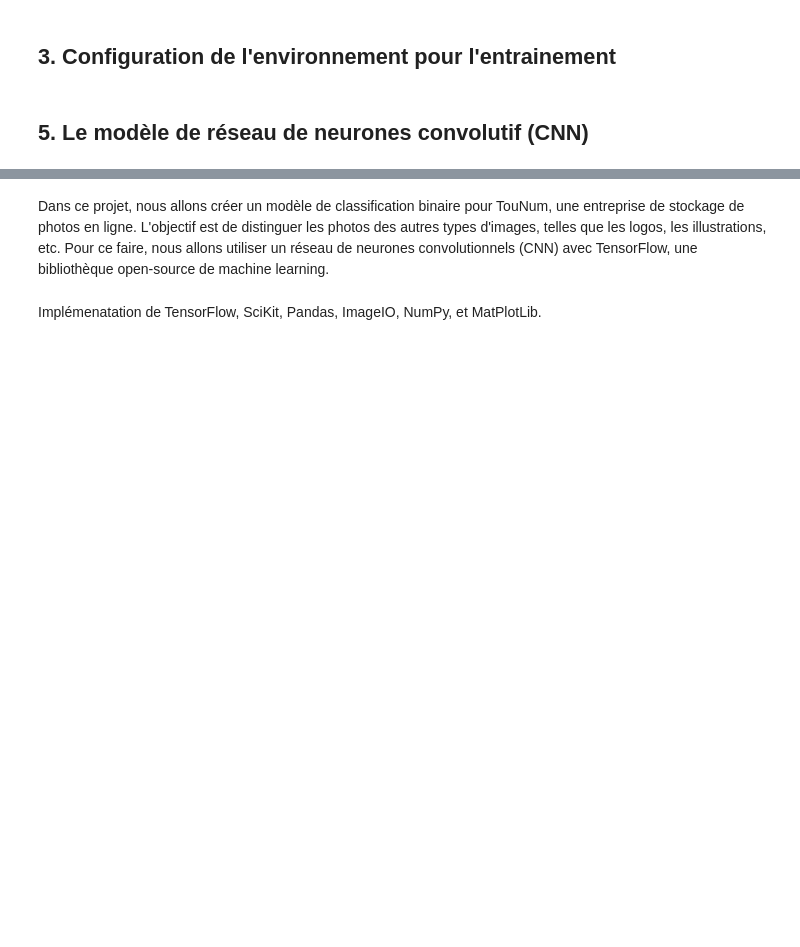
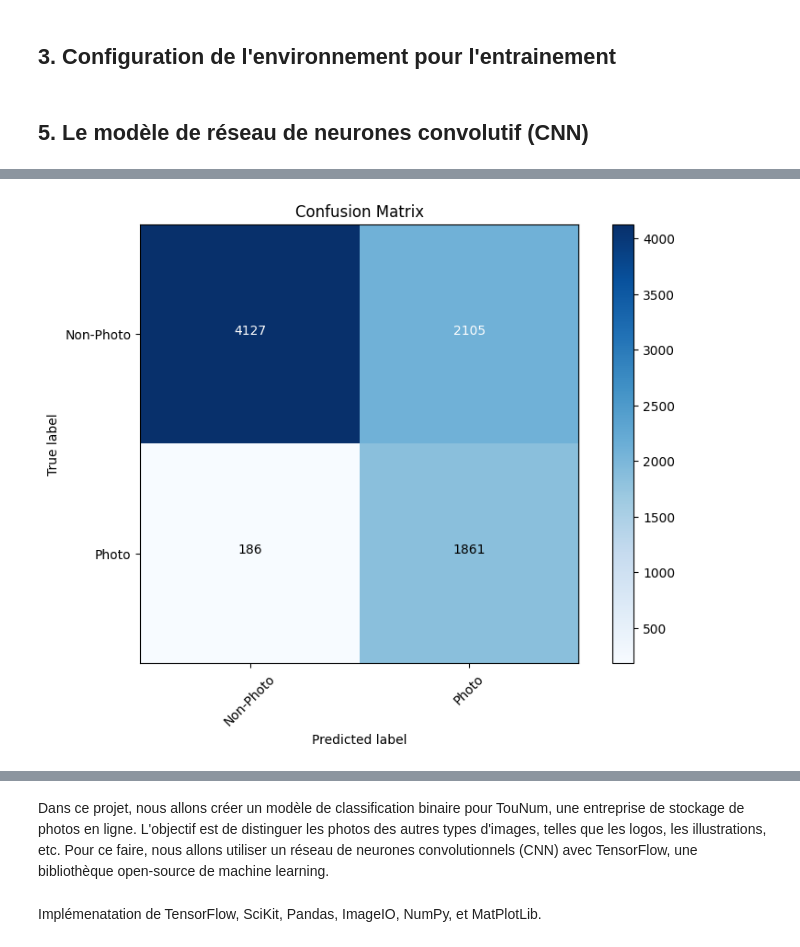
Before and after one commit to romaricDembele/projet_leyenda, a Jupyter notebook: livrable_1.ipynb, the cells around one changed output, grey strips where cells are left out. Drawn from its saved outputs; the diff is of its cells as text; code cells hidden in the pictures; blank space fills up the shorter version.

```diff
--- a/livrable_1.ipynb
+++ b/livrable_1.ipynb
@@ -291,0 +252,5 @@ Found bad path ./dataset_livrable_1\Painting\painting_02662.jpg...{{function_nod
+# %%
+for images, labels in test_set.take(5):
+    preds = model.predict(images)
+    print("Predictions:", preds)
+    print("Actual labels:", labels.numpy())
@@ -291,0 +275,57 @@ Found bad path ./dataset_livrable_1\Painting\painting_02662.jpg...{{function_nod
+# %%
+import numpy as np
+from sklearn.metrics import confusion_matrix
+import matplotlib.pyplot as plt
+import itertools
+
+# Faire des prédictions sur l'ensemble de test
+y_pred_prob = []
+y_true = []
+for images, labels in test_set:
+    # Obtenez les prédictions sous forme de probabilités
+    preds = model.predict(images)
+    y_pred_prob.extend(preds)
+    y_true.extend(labels.numpy().astype(int))
+
+# Fonction pour calculer et afficher la matrice de confusion
+def calculate_and_plot_confusion_matrix(y_true, y_pred_prob, threshold, class_names):
+    # Convertissez les probabilités en prédictions basées sur le seuil
+    y_pred_adjusted = (np.array(y_pred_prob) > threshold).astype(int)
+
+    # Recalculez la matrice de confusion avec le nouveau seuil
+    new_cm = confusion_matrix(y_true, y_pred_adjusted)
+
+    # Affichez la nouvelle matrice de confusion
+    plot_confusion_matrix(new_cm, class_names)
+
+# Fonction pour afficher la matrice de confusion
+def plot_confusion_matrix(cm, class_names):
+    """
+    Affiche une matrice de confusion avec une coloration spécifique et des annotations.
+    """
+    plt.figure(figsize=(8, 6))
+    plt.imshow(cm, interpolation='nearest', cmap=plt.cm.Blues)
+    plt.title('Confusion Matrix')
+    plt.colorbar()
+    tick_marks = np.arange(len(class_names))
+    plt.xticks(tick_marks, class_names, rotation=45)
+    plt.yticks(tick_marks, class_names)
+
+    # Ajouter des annotations de texte à l'intérieur de la matrice
+    thresh = cm.max() / 2.
+    for i, j in itertools.product(range(cm.shape[0]), range(cm.shape[1])):
+        plt.text(j, i, cm[i, j],
+                 horizontalalignment="center",
+                 color="white" if cm[i, j] > thresh else "black")
+
+    plt.tight_layout()
+    plt.ylabel('True label')
+    plt.xlabel('Predicted label')
+    plt.show()
+
+# Choisissez un seuil pour tester
+threshold = 0.3  # Ajustez ce seuil selon les besoins pour votre modèle
+
+# Calculer et afficher la matrice de confusion avec le seuil ajusté
+calculate_and_plot_confusion_matrix(y_true, y_pred_prob, threshold, class_names=['Non-Photo', 'Photo'])
+# %% [output]
@@ -291,0 +349 @@ Found bad path ./dataset_livrable_1\Painting\painting_02662.jpg...{{function_nod
+[figure, added]
```
Also changed, not shown: parts of 22 cells of this notebook.
